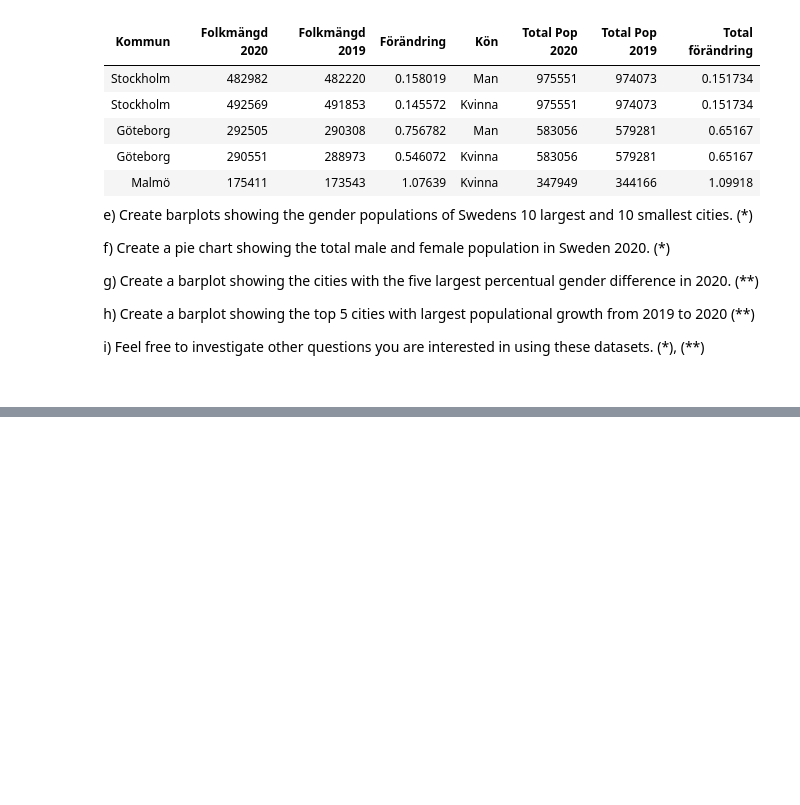
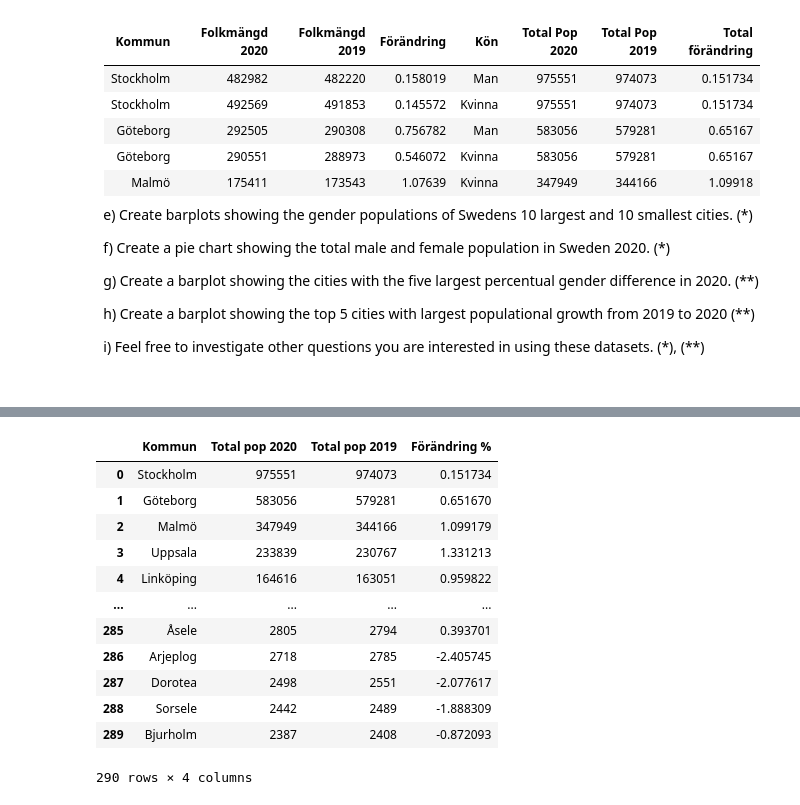
Before and after one commit to JoelOscarsson/Databehandling-JoelOscarsson, a Jupyter notebook: Assignments/L1-Pandas-b-syntax.ipynb, the cells around one changed output, grey strips where cells are left out. Saved outputs shown, nothing was run; the diff lists cells and outputs as text; code cells hidden in the pictures; blank space fills up the shorter version.

```diff
--- a/Assignments/L1-Pandas-b-syntax.ipynb
+++ b/Assignments/L1-Pandas-b-syntax.ipynb
@@ -397,3 +383,19 @@ Female:
 &nbsp; i) Feel free to investigate other questions you are interested in using these datasets. (*), (**)
 
 <br/>
+# %%
+ # a) Clean your data so that the head looks like this:
+
+
+df_total = df3_sorted.sort_values(by="Folkmängd 2020", ascending = False)
+df_total
+
+# We want to take
+# TODO: Read in 2 df
+file_path = "../Data/komtopp50_2020.xlsx"
+sheet_names = ["Kvinnor", "Män"]  # Making variable for both
+
+
+df_dict = pd.read_excel(file_path, sheet_name = sheet_names, skiprows = 6)  # Reading in tab "Totalt"  # Header reads in from row 5, fattar inte riktigt varför just 6. Men its working i guess
+
+df_dict["Kvinnor"].head(7)
@@ -399,0 +495,10 @@ Female:
+# %%
+df_total = df_total.rename(
+    columns={
+        "Folkmängd 2020": "Total pop 2020",
+        "Folkmängd 2019": "Total pop 2019",
+        "Förändring": "Total förändring",
+    }
+    ).drop(["Rang 2020", "Rang 2019"], axis="columns")
+
+df_total.head()
@@ -399,0 +512,20 @@ Female:
+# %%
+#df_total
+#df
+
+df = df_total.merge(df_total).sort_values(by="Total pop 2020", ascending = False)   # Sorterar
+df
+# %% [output]
+|  | Kommun | Total pop 2020 | Total pop 2019 | Förändring % |
+| 0 | Stockholm | 975551 | 974073 | 0.151734 |
+| 1 | Göteborg | 583056 | 579281 | 0.651670 |
+| 2 | Malmö | 347949 | 344166 | 1.099179 |
+| 3 | Uppsala | 233839 | 230767 | 1.331213 |
+| 4 | Linköping | 164616 | 163051 | 0.959822 |
+| ... | ... | ... | ... | ... |
+| 285 | Åsele | 2805 | 2794 | 0.393701 |
+| 286 | Arjeplog | 2718 | 2785 | -2.405745 |
+| 287 | Dorotea | 2498 | 2551 | -2.077617 |
+| 288 | Sorsele | 2442 | 2489 | -1.888309 |
+| 289 | Bjurholm | 2387 | 2408 | -0.872093 |
+290 rows × 4 columns
```
Also changed, not shown: parts of 11 cells of this notebook.
